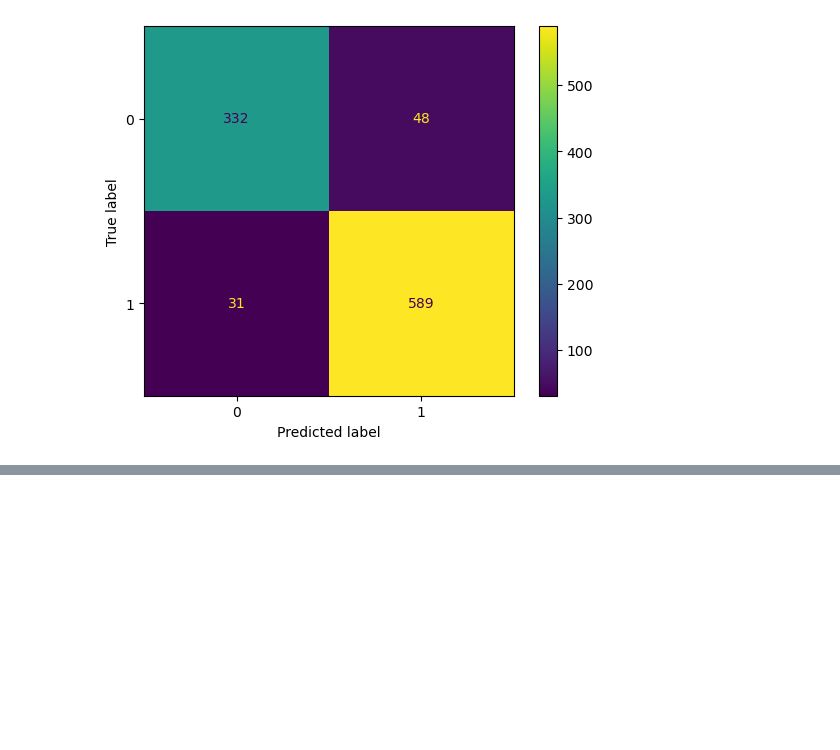
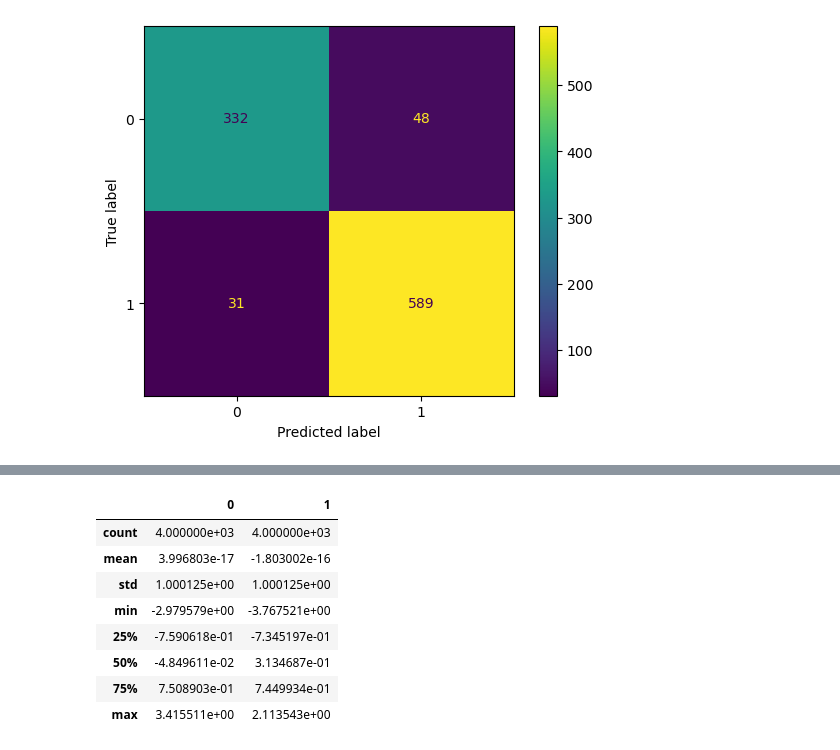
Before and after one commit to MarwaBrian/MockPhase1, a Jupyter notebook: classification/rand.ipynb, the cells around one changed output, grey strips where cells are left out. Drawn from its saved outputs; the diff is of its cells as text; code cells hidden in the pictures; blank space fills up the shorter version.

Commit message:
scalers intro

```diff
--- a/classification/rand.ipynb
+++ b/classification/rand.ipynb
@@ -61,0 +207,8 @@ ConfusionMatrixDisplay(cm ).plot()
+# %%
+from sklearn.preprocessing import StandardScaler
+
+
+scaler = StandardScaler()
+# %%
+x_train, x_test, y_train, y_test = train_test_split(X, y, test_size=0.2, random_state=21)
+x_train  = scaler.fit_transform(x_train)
@@ -61,0 +219,12 @@ ConfusionMatrixDisplay(cm ).plot()
+# %%
+pd.DataFrame(x_train).describe()
+# %% [output]
+|  | 0 | 1 |
+| count | 4.000000e+03 | 4.000000e+03 |
+| mean | 3.996803e-17 | -1.803002e-16 |
+| std | 1.000125e+00 | 1.000125e+00 |
+| min | -2.979579e+00 | -3.767521e+00 |
+| 25% | -7.590618e-01 | -7.345197e-01 |
+| 50% | -4.849611e-02 | 3.134687e-01 |
+| 75% | 7.508903e-01 | 7.449934e-01 |
+| max | 3.415511e+00 | 2.113543e+00 |
```
Also changed, not shown: parts of 17 cells of this notebook, 1 other file.
